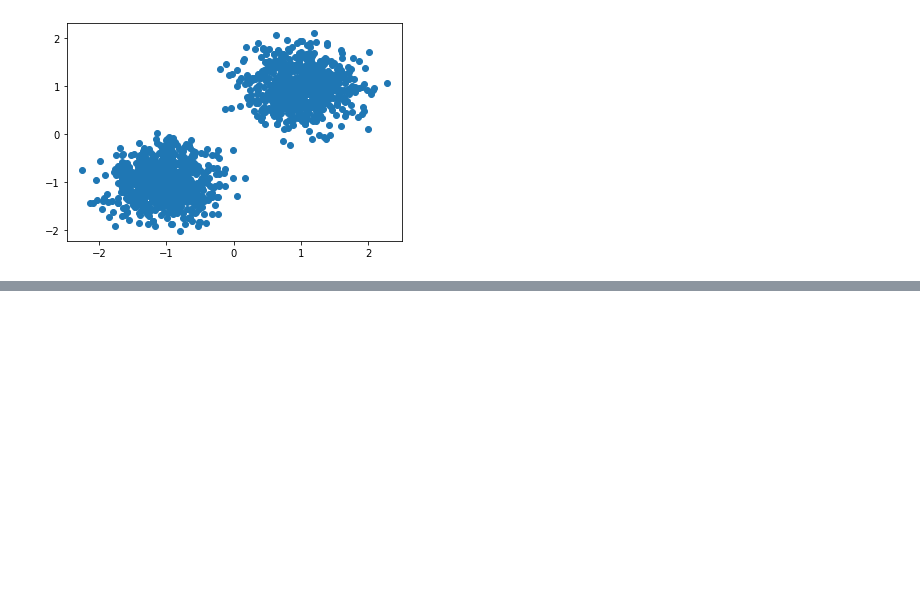
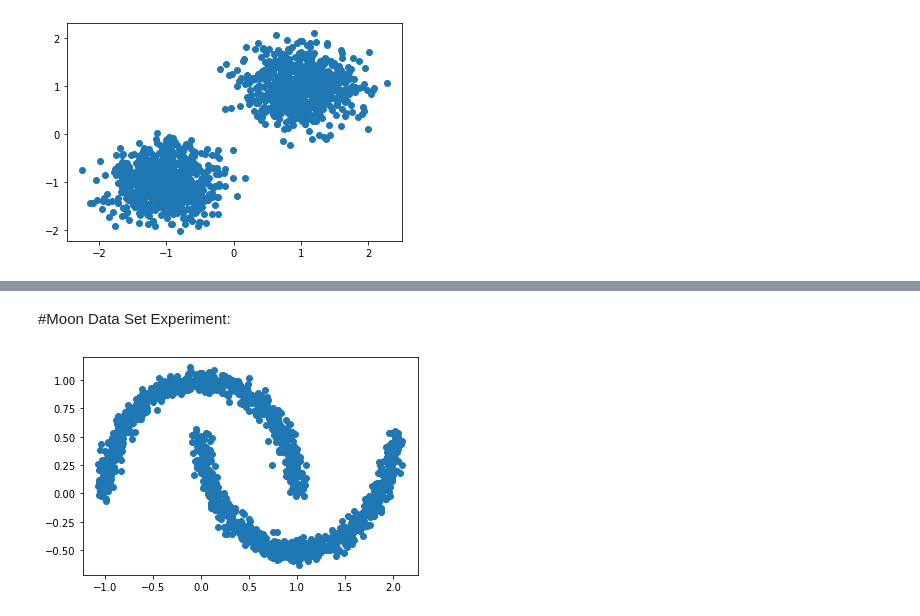
Before and after one commit to cr21/Unsupervised-Machine-Learning-Clustering, a Jupyter notebook: DensityClusters.ipynb, the cells around one changed output, grey strips where cells are left out. Drawn from its saved outputs; the diff is of its cells as text; code cells hidden in the pictures; blank space fills up the shorter version.

```diff
--- a/DensityClusters.ipynb
+++ b/DensityClusters.ipynb
@@ -262,0 +277,10 @@ for min_pts in minPts:
+# %% [markdown]
+#Moon Data Set Experiment:
+# %%
+moonPoints, moondata = loadDataset("moons.csv")
+# plot row moon data points to look into data set
+# plot data set
+plt.scatter([point[0] for point in moonPoints.tolist()], [point[1] for point in moonPoints.tolist()])
+plt.show()
+# %% [output]
+[figure, added]
```
Also changed, not shown: parts of 5 cells of this notebook.
